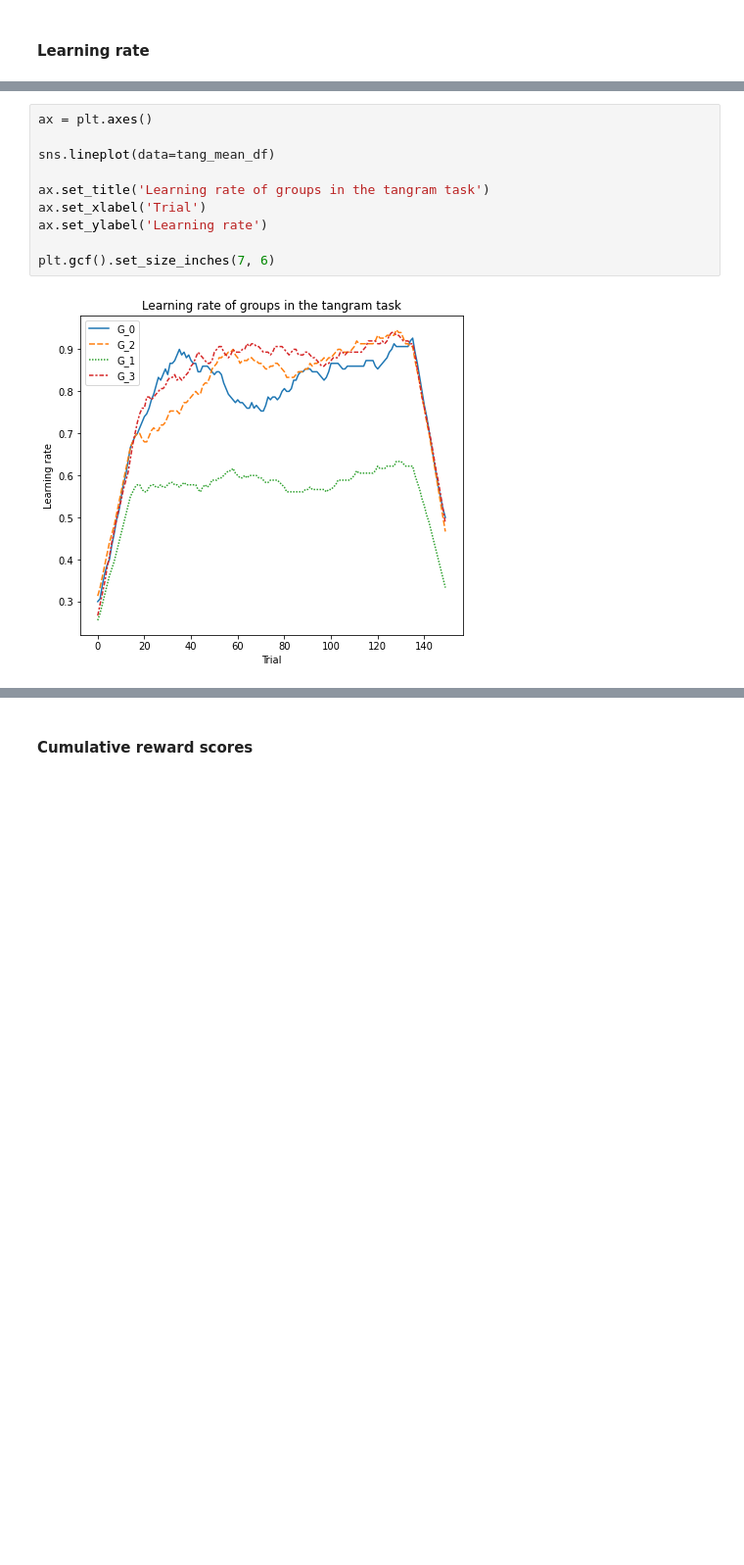
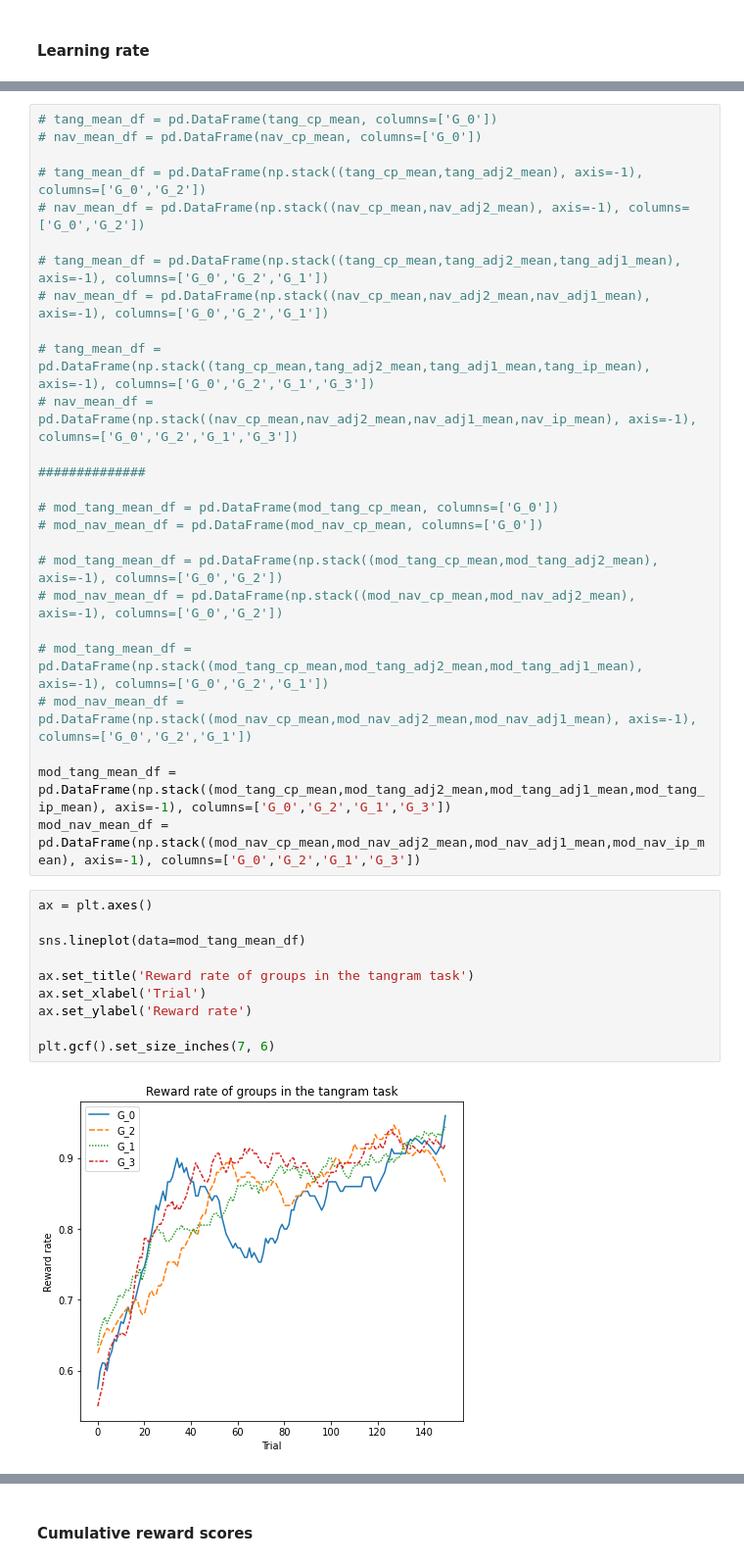
Before and after one commit to Kathleen-Medriano/Cactus, a Jupyter notebook: codes/tangram-generalization.ipynb, the cells around one changed output, grey strips where cells are left out. Shown at 98% size. Saved outputs shown, nothing was run; the diff lists cells and outputs as text; blank space fills up the shorter version.

Commit message:
presentation figures

```diff
--- a/codes/tangram-generalization.ipynb
+++ b/codes/tangram-generalization.ipynb
@@ -573,15 +703,41 @@ nav_mean_df = pd.DataFrame(np.stack((nav_cp_mean,nav_adj2_mean,nav_adj1_mean,nav
+# %%
+# tang_mean_df = pd.DataFrame(tang_cp_mean, columns=['G_0'])
+# nav_mean_df = pd.DataFrame(nav_cp_mean, columns=['G_0'])
+
+# tang_mean_df = pd.DataFrame(np.stack((tang_cp_mean,tang_adj2_mean), axis=-1), columns=['G_0','G_2'])
+# nav_mean_df = pd.DataFrame(np.stack((nav_cp_mean,nav_adj2_mean), axis=-1), columns=['G_0','G_2'])
+
+# tang_mean_df = pd.DataFrame(np.stack((tang_cp_mean,tang_adj2_mean,tang_adj1_mean), axis=-1), columns=['G_0','G_2','G_1'])
+# nav_mean_df = pd.DataFrame(np.stack((nav_cp_mean,nav_adj2_mean,nav_adj1_mean), axis=-1), columns=['G_0','G_2','G_1'])
+
+# tang_mean_df = pd.DataFrame(np.stack((tang_cp_mean,tang_adj2_mean,tang_adj1_mean,tang_ip_mean), axis=-1), columns=['G_0','G_2','G_1','G_3'])
+# nav_mean_df = pd.DataFrame(np.stack((nav_cp_mean,nav_adj2_mean,nav_adj1_mean,nav_ip_mean), axis=-1), columns=['G_0','G_2','G_1','G_3'])
+
+##############
+
+# mod_tang_mean_df = pd.DataFrame(mod_tang_cp_mean, columns=['G_0'])
+# mod_nav_mean_df = pd.DataFrame(mod_nav_cp_mean, columns=['G_0'])
+
+# mod_tang_mean_df = pd.DataFrame(np.stack((mod_tang_cp_mean,mod_tang_adj2_mean), axis=-1), columns=['G_0','G_2'])
+# mod_nav_mean_df = pd.DataFrame(np.stack((mod_nav_cp_mean,mod_nav_adj2_mean), axis=-1), columns=['G_0','G_2'])
+
+# mod_tang_mean_df = pd.DataFrame(np.stack((mod_tang_cp_mean,mod_tang_adj2_mean,mod_tang_adj1_mean), axis=-1), columns=['G_0','G_2','G_1'])
+# mod_nav_mean_df = pd.DataFrame(np.stack((mod_nav_cp_mean,mod_nav_adj2_mean,mod_nav_adj1_mean), axis=-1), columns=['G_0','G_2','G_1'])
+
+mod_tang_mean_df = pd.DataFrame(np.stack((mod_tang_cp_mean,mod_tang_adj2_mean,mod_tang_adj1_mean,mod_tang_ip_mean), axis=-1), columns=['G_0','G_2','G_1','G_3'])
+mod_nav_mean_df = pd.DataFrame(np.stack((mod_nav_cp_mean,mod_nav_adj2_mean,mod_nav_adj1_mean,mod_nav_ip_mean), axis=-1), columns=['G_0','G_2','G_1','G_3'])
 # %%
 ax = plt.axes()
 
-sns.lineplot(data=tang_mean_df)
+sns.lineplot(data=mod_tang_mean_df)
 
-ax.set_title('Learning rate of groups in the tangram task')
+ax.set_title('Reward rate of groups in the tangram task')
 ax.set_xlabel('Trial')
-ax.set_ylabel('Learning rate')
+ax.set_ylabel('Reward rate')
 
 plt.gcf().set_size_inches(7, 6)
 # %% [output]
-[figure, old version]
+[figure, new version]
 # %%
 ax = plt.axes()
 
```
Also changed, not shown: parts of 32 cells of this notebook, 23 other files.
